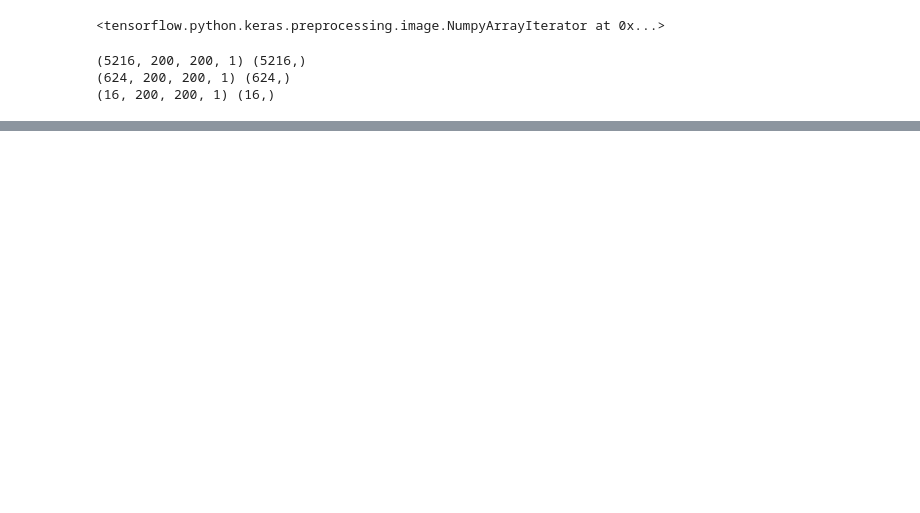
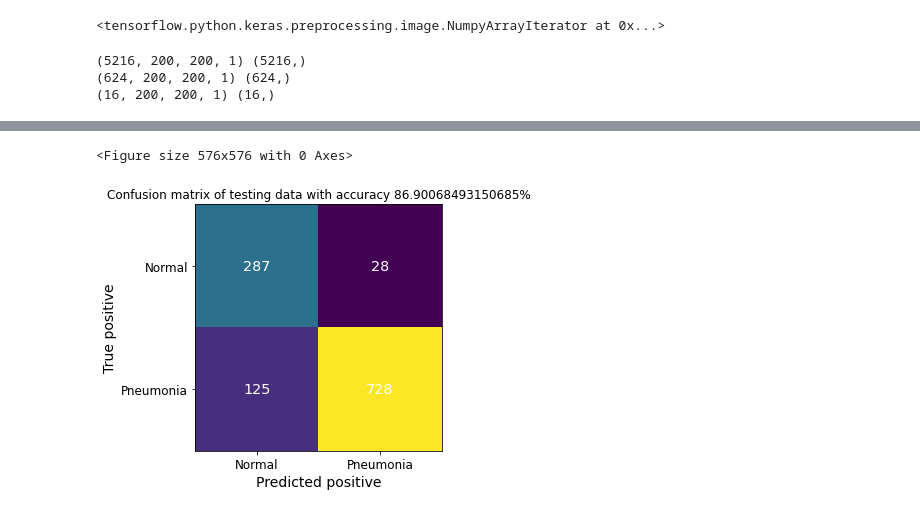
Before and after one commit to JiteshSindhare/pneumonia-detection-using-cnn-on-images, a Jupyter notebook: pneumonia.ipynb, the cells around one changed output, grey strips where cells are left out. Cells and saved outputs as stored; diff of their text form; code cells hidden in the pictures; blank space fills up the shorter version.

```diff
--- a/pneumonia.ipynb
+++ b/pneumonia.ipynb
@@ -306,4 +326,5 @@ datagen = keras.preprocessing.image.ImageDataGenerator(
     vertical_flip=True,
     validation_split=0.2,
     shear_range=45.0)
-datagen.fit(X_train_shuf)
+# datagen.fit(X_train_shuf)
+datagen.fit(X)
@@ -338,7 +359,8 @@ model = keras.models.Sequential([
     keras.layers.Dropout(0.3),
     keras.layers.Dense(units=64, activation='relu'),
     keras.layers.Dropout(0.3),
-    keras.layers.Dense(units=2, activation='softmax'),
+    keras.layers.Dense(units=1, activation='sigmoid'),
+#     keras.layers.Dense(units=2, activation='softmax'),
 ])
 # %%
 nadamOptimizer=keras.optimizers.Nadam(
@@ -521,0 +489,13 @@ plt.show()
+# %%
+# y_predTest = model.predict(X_test_shuf)
+y_predTest = model.predict(X_test)
+# %%
+# print(y_pred)
+print("Testing with data of validation directory which are't touched by model.")
+print ("Predicted",np.argmax(y_pred, axis=1))
+# print(y_pred)
+y_predTest23=np.array([1 if y>0.5 else 0 for y in y_predTest ])
+
+y_pred23=np.array([1 if y>0.8 else 0 for y in y_pred ])
+print("Predicted",y_pred23)
+print("Actual   ",Y_valid_shuf)
@@ -522,3 +548,28 @@ plt.show()
+# %%
+# import sns
+plot_fig=matrix_test
+figure = plt.figure(figsize=(8, 8))
+# sns.heatmap(con_mat_df, annot=True,cmap=plt.cm.Blues)
+fig, ax = plt.subplots()
+# im = ax.imshow(con_mat_df)
+im = ax.imshow(plot_fig)
+label=["Normal","Pneumonia"]
+ax.set_xticks(np.arange(len(classes)))
+ax.set_yticks(np.arange(len(classes)))
+ax.set_xticklabels(label)
+ax.set_yticklabels(label)
+for i in range(len(classes)):
+    for j in range(len(label)):
+        text = ax.text(j, i, plot_fig[i][j],
+                       ha="center", va="center", color="w",size="x-large")
+plt.tight_layout()
+plt.title("Confusion matrix of testing data with accuracy {}%".format(accuracy_on_test*100))
+plt.ylabel('True positive')
+plt.xlabel('Predicted positive')
+plt.show()
+# %% [output]
+<Figure size 576x576 with 0 Axes>
+[figure, added]
 # %%
 #grayscale- https://appdividend.com/2020/06/22/how-to-convert-pil-image-to-grayscale-in-python/#:~:text=To%20convert%20PIL%20Image%20to%20Grayscale%20in%20Python%2C%20use%20the,has%20an%20open()%20image.
 # resize image- https://auth0.com/blog/image-processing-in-python-with-pillow/
```
Also changed, not shown: parts of 42 cells of this notebook, 1 other file.
